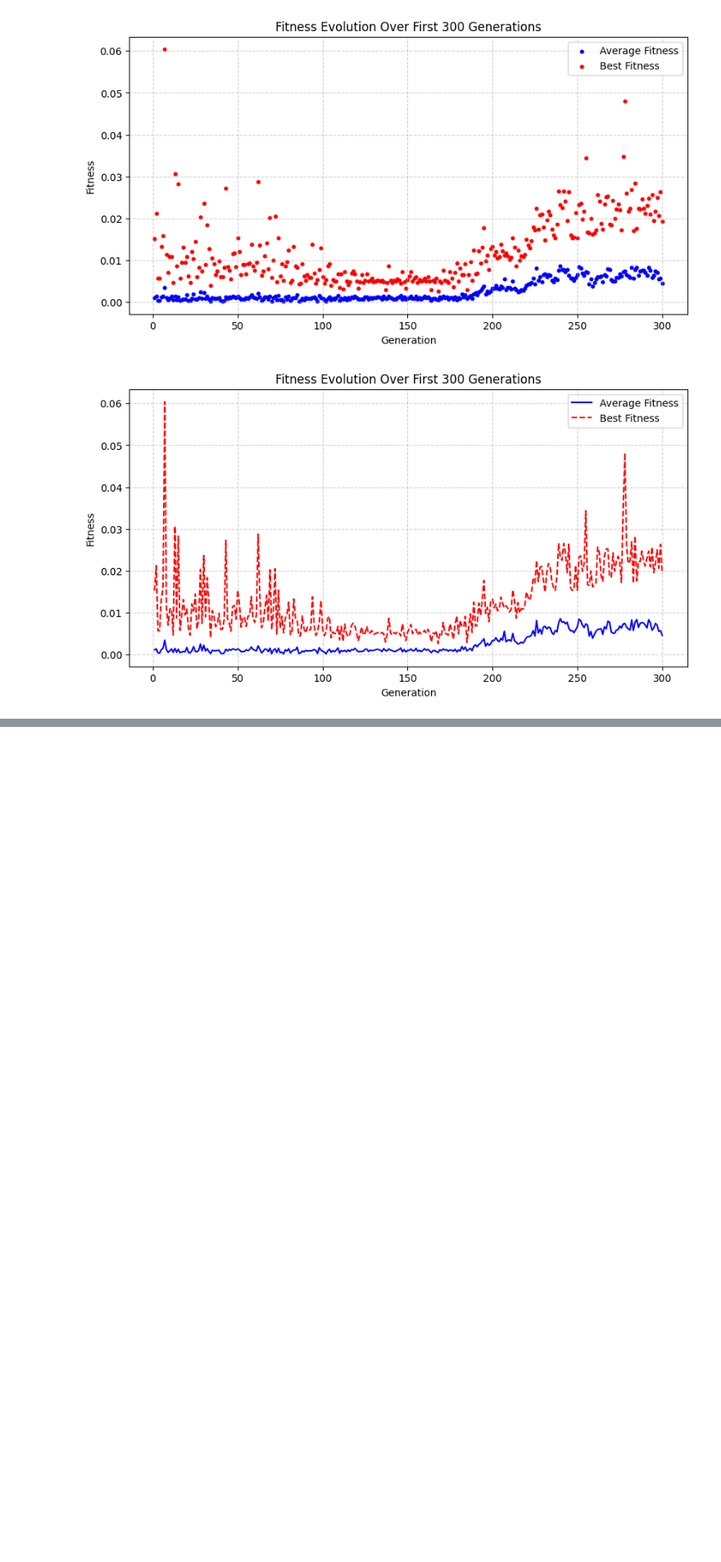
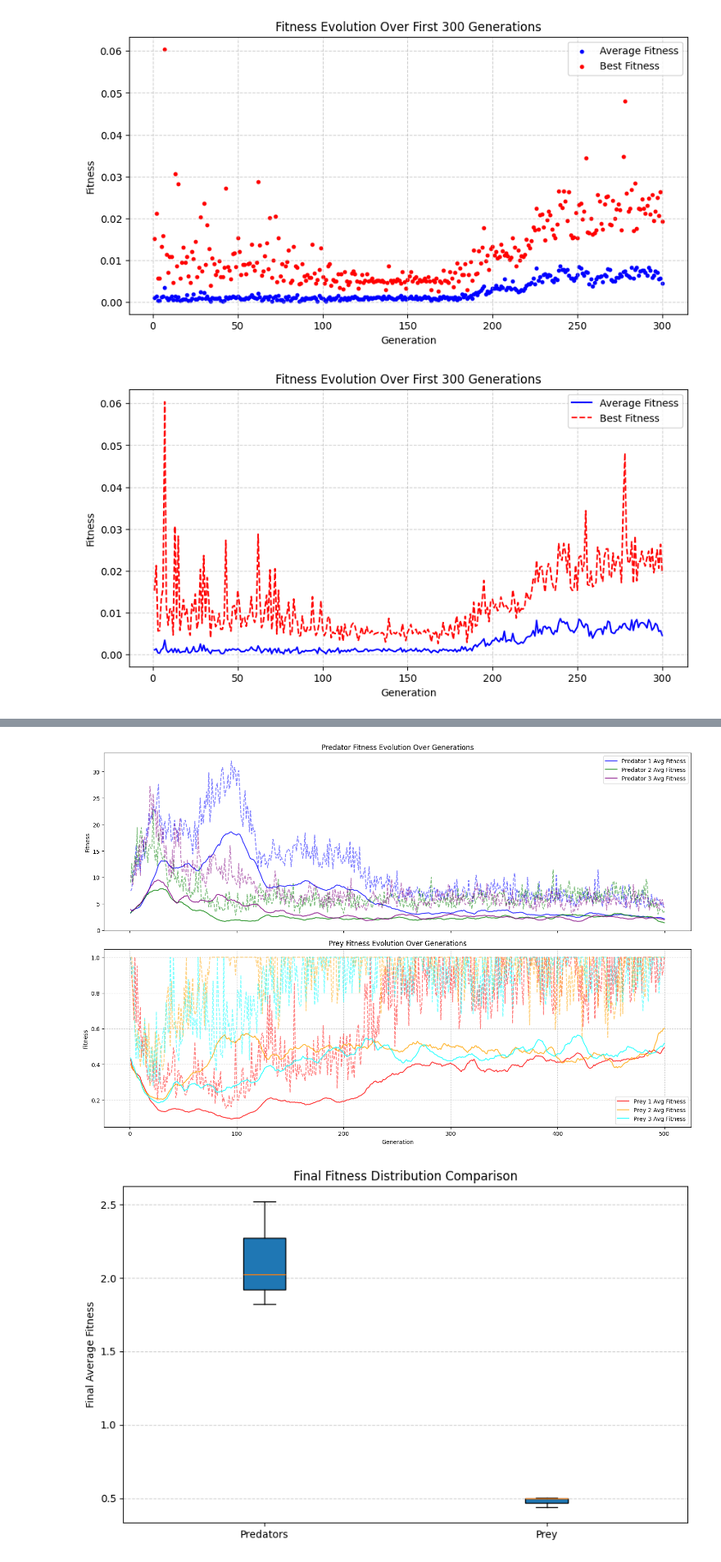
Before and after one commit to MichaelWiciak/GeneticAlgorithm, a Jupyter notebook: Analysis/main.ipynb, the cells around one changed output, grey strips where cells are left out. Shown at 82% size. Drawn from its saved outputs; the diff is of its cells as text; code cells hidden in the pictures; blank space fills up the shorter version.

```diff
--- a/Analysis/main.ipynb
+++ b/Analysis/main.ipynb
@@ -103,0 +173,56 @@ plt.show()
+# %%
+# cool, so i got this data, now I need to do 'Plot the fitness of each agent as a function of the generation count for both types of agent for all
+# runs. Think of a good way to represent, visualise and compare your results in plots. ''
+
+import pandas as pd
+import matplotlib.pyplot as plt
+import numpy as np
+
+# Define colors for predators and prey
+predator_colors = ["blue", "green", "purple"]
+prey_colors = ["red", "orange", "cyan"]
+
+# Create subplots: one for predators, one for prey
+fig, axes = plt.subplots(2, 1, figsize=(15, 10), sharex=True)
+axes[0].set_title("Predator Fitness Evolution Over Generations")
+axes[1].set_title("Prey Fitness Evolution Over Generations")
+
+for i, (predator_df, prey_df) in enumerate(zip(predator_dfs, prey_dfs)):
+    # Rolling average for smoother visualization (window=10 generations)
+    predator_df["Smoothed Avg Fitness"] = predator_df["Average Fitness"].rolling(window=10, min_periods=1).mean()
+    prey_df["Smoothed Avg Fitness"] = prey_df["Average Fitness"].rolling(window=10, min_periods=1).mean()
+
+    # Plot predator fitness
+    axes[0].plot(predator_df["Generation"][:500], predator_df["Smoothed Avg Fitness"][:500],
+                 label=f"Predator {i + 1} Avg Fitness", linestyle="-", color=predator_colors[i], alpha=0.8)
+    axes[0].plot(predator_df["Generation"][:500], predator_df["Best Fitness"][:500],
+                 linestyle="--", color=predator_colors[i], alpha=0.5)
+
+    # Plot prey fitness
+    axes[1].plot(prey_df["Generation"][:500], prey_df["Smoothed Avg Fitness"][:500],
+                 label=f"Prey {i + 1} Avg Fitness", linestyle="-", color=prey_colors[i], alpha=0.8)
+    axes[1].plot(prey_df["Generation"][:500], prey_df["Best Fitness"][:500],
+                 linestyle="--", color=prey_colors[i], alpha=0.5)
+
+# Labels
+axes[1].set_xlabel("Generation")
+axes[0].set_ylabel("Fitness")
+axes[1].set_ylabel("Fitness")
+axes[0].legend()
+axes[1].legend()
+plt.grid(True, linestyle="--", alpha=0.6)
+plt.tight_layout()
+plt.show()
+
+# Box plot of final fitness distributions
+plt.figure(figsize=(10, 6))
+predator_final_fitness = [df["Average Fitness"].iloc[-1] for df in predator_dfs]
+prey_final_fitness = [df["Average Fitness"].iloc[-1] for df in prey_dfs]
+plt.boxplot([predator_final_fitness, prey_final_fitness], labels=["Predators", "Prey"], patch_artist=True)
+plt.title("Final Fitness Distribution Comparison")
+plt.ylabel("Final Average Fitness")
+plt.grid(axis="y", linestyle="--", alpha=0.6)
+plt.show()
+# %% [output]
+[figure, added]
+[figure, added]
```
Also changed, not shown: parts of 2 cells of this notebook, 16 other files.
